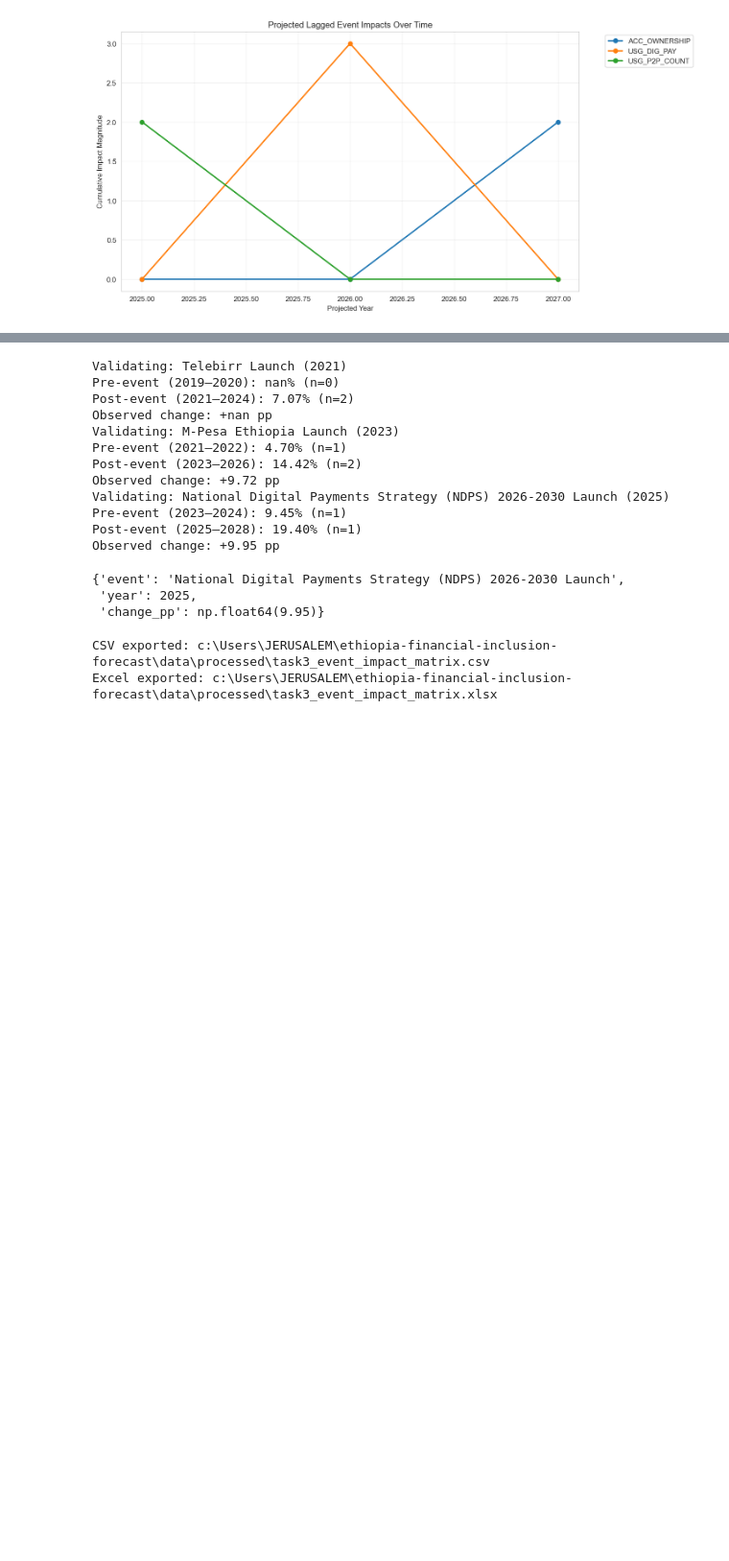
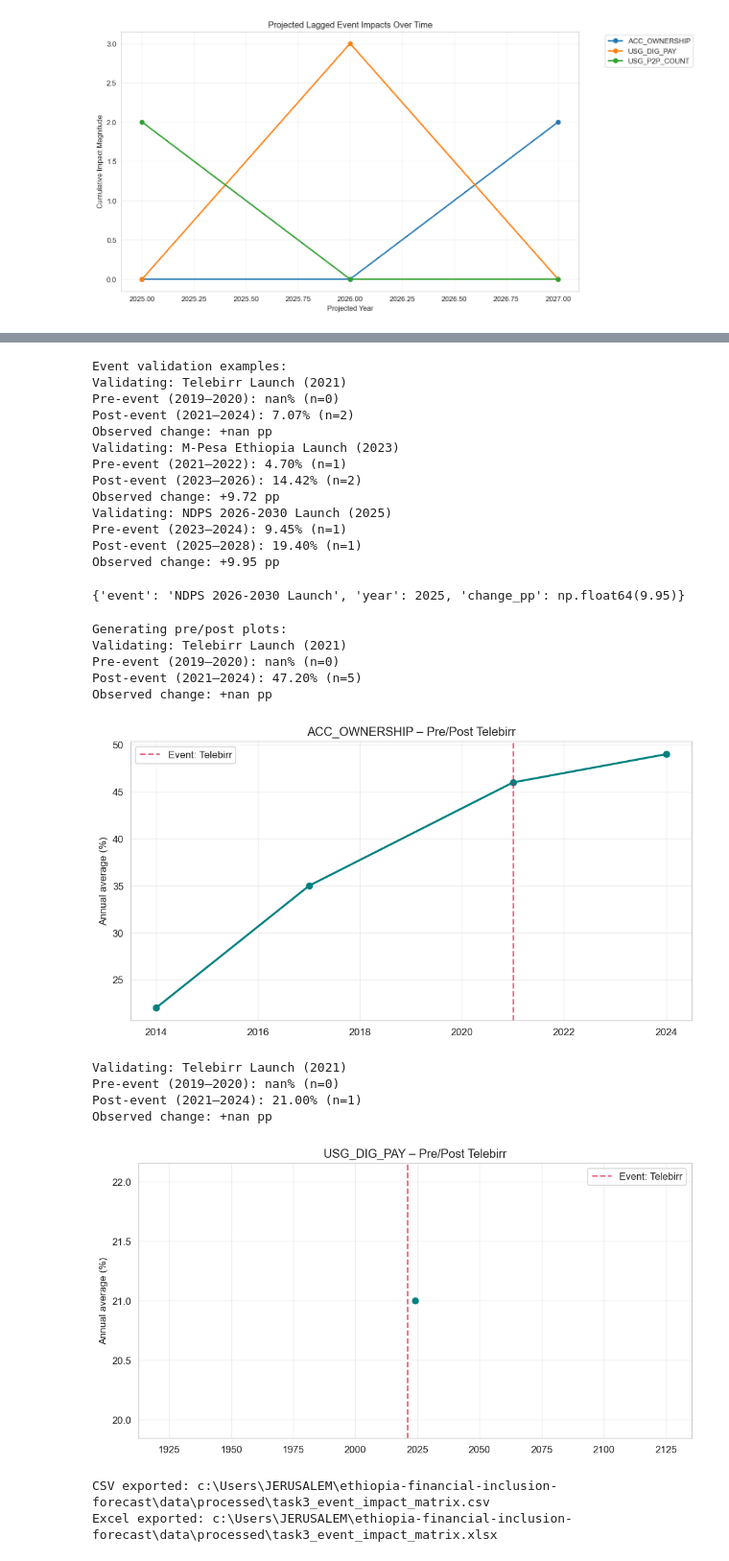
Before and after one commit to bekonad/ethiopia-financial-inclusion-forecast, a Jupyter notebook: notebooks/task3_impact_modeling.ipynb, the cells around one changed output, grey strips where cells are left out. Shown at 96% size. Drawn from its saved outputs; the diff is of its cells as text; code cells hidden in the pictures; blank space fills up the shorter version.

```diff
--- a/notebooks/task3_impact_modeling.ipynb
+++ b/notebooks/task3_impact_modeling.ipynb
@@ -421,6 +400,6 @@ Created 3 lagged dummy variables
 # %%
 # ────────────────────────────────────────────────────────────────
-# Cell C – Validate specific events against observed changes
+# Cell 9 – Validate specific events against observed changes
 # ────────────────────────────────────────────────────────────────
 
 def validate_event_impact(
@@ -470,11 +449,14 @@ def validate_event_impact(
 
     return {'event': event['indicator'], 'year': event_year, 'change_pp': change}
 
-# Run validations
-validate_event_impact(obs, events, 'Telebirr')
-validate_event_impact(obs, events, 'M-Pesa')
-validate_event_impact(obs, events, 'NDPS|Digital Payments Strategy')
+
+# Run some example validations
+print("Event validation examples:")
+validate_event_impact(obs_df, events_df, 'Telebirr')
+validate_event_impact(obs_df, events_df, 'M-Pesa')
+validate_event_impact(obs_df, events_df, 'NDPS|Digital Payments Strategy')
 # %% [output]
+Event validation examples:
 Validating: Telebirr Launch (2021)
 Pre-event (2019–2020): nan% (n=0)
 Post-event (2021–2024): 7.07% (n=2)
@@ -483,12 +465,51 @@ Validating: M-Pesa Ethiopia Launch (2023)
 Pre-event (2021–2022): 4.70% (n=1)
 Post-event (2023–2026): 14.42% (n=2)
 Observed change: +9.72 pp
-Validating: National Digital Payments Strategy (NDPS) 2026-2030 Launch (2025)
+Validating: NDPS 2026-2030 Launch (2025)
 Pre-event (2023–2024): 9.45% (n=1)
 Post-event (2025–2028): 19.40% (n=1)
 Observed change: +9.95 pp
-{'event': 'National Digital Payments Strategy (NDPS) 2026-2030 Launch',
- 'year': 2025,
- 'change_pp': np.float64(9.95)}
+{'event': 'NDPS 2026-2030 Launch', 'year': 2025, 'change_pp': np.float64(9.95)}
+# %%
+# ────────────────────────────────────────────────────────────────
+# Cell 10 – Pre/Post Event Plot Function
+# ────────────────────────────────────────────────────────────────
+
+def plot_pre_post_event(indicator='ACC_MM_ACCOUNT', event_keyword='Telebirr'):
+    result = validate_event_impact(obs_df, events_df, event_keyword, indicator)
+    if result is None:
+        return
+
+    event_year = result['year']
+    ind_data = obs_df[(obs_df['indicator_code'] == indicator) & obs_df['year'].notna()]
+
+    yearly = ind_data.groupby('year')['value_numeric'].mean()
+
+    plt.figure(figsize=(10,5))
+    plt.plot(yearly.index, yearly, 'o-', color='teal', linewidth=2)
+    plt.axvline(event_year, color='crimson', linestyle='--', alpha=0.7, label=f'Event: {event_keyword}')
+    plt.title(f"{indicator} – Pre/Post {event_keyword}")
+    plt.ylabel("Annual average (%)")
+    plt.grid(alpha=0.3)
+    plt.legend()
+    plt.savefig(os.path.join(FIGURES_DIR, f'task3_pre_post_{indicator}_{event_keyword}.png'), dpi=200, bbox_inches='tight')
+    plt.show()
+
+    # Optional: create some plots
+print("\nGenerating pre/post plots:")
+plot_pre_post_event(indicator='ACC_OWNERSHIP', event_keyword='Telebirr')
+plot_pre_post_event(indicator='USG_DIG_PAY', event_keyword='Telebirr')
+# %% [output]
+Generating pre/post plots:
+Validating: Telebirr Launch (2021)
+Pre-event (2019–2020): nan% (n=0)
+Post-event (2021–2024): 47.20% (n=5)
+Observed change: +nan pp
+[figure, added]
+Validating: Telebirr Launch (2021)
+Pre-event (2019–2020): nan% (n=0)
+Post-event (2021–2024): 21.00% (n=1)
+Observed change: +nan pp
+[figure, added]
 # %%
 # ────────────────────────────────────────────────────────────────
```
Also changed, not shown: parts of 12 cells of this notebook, 12 other files.
